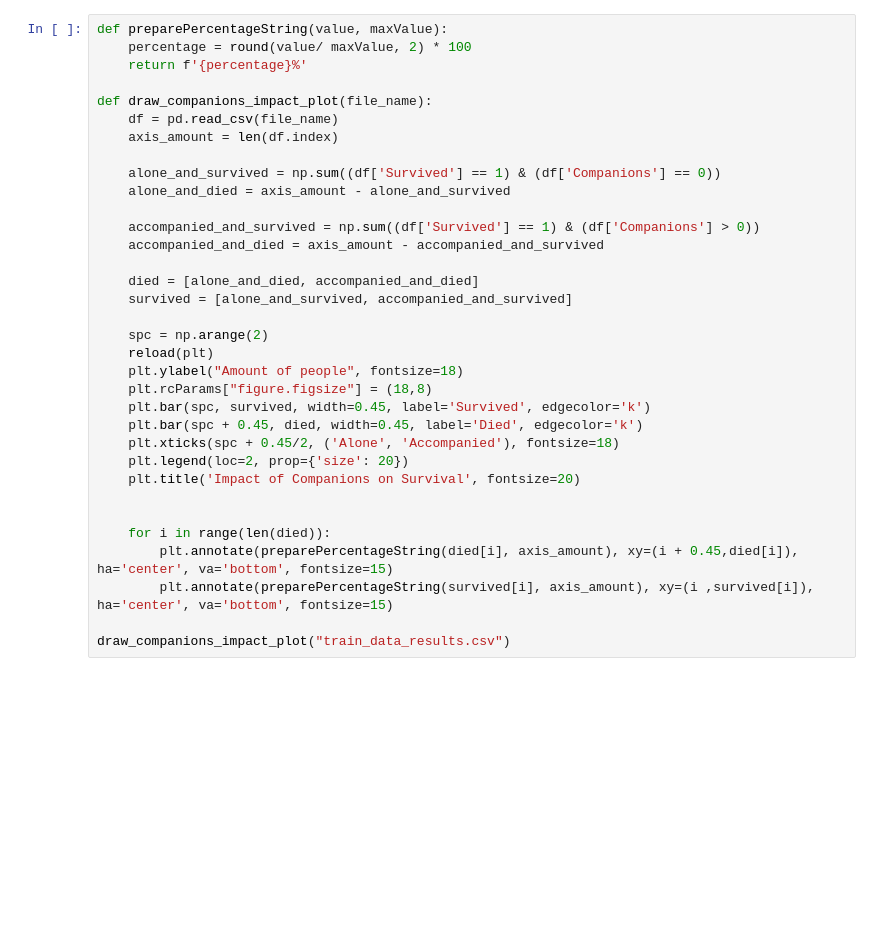
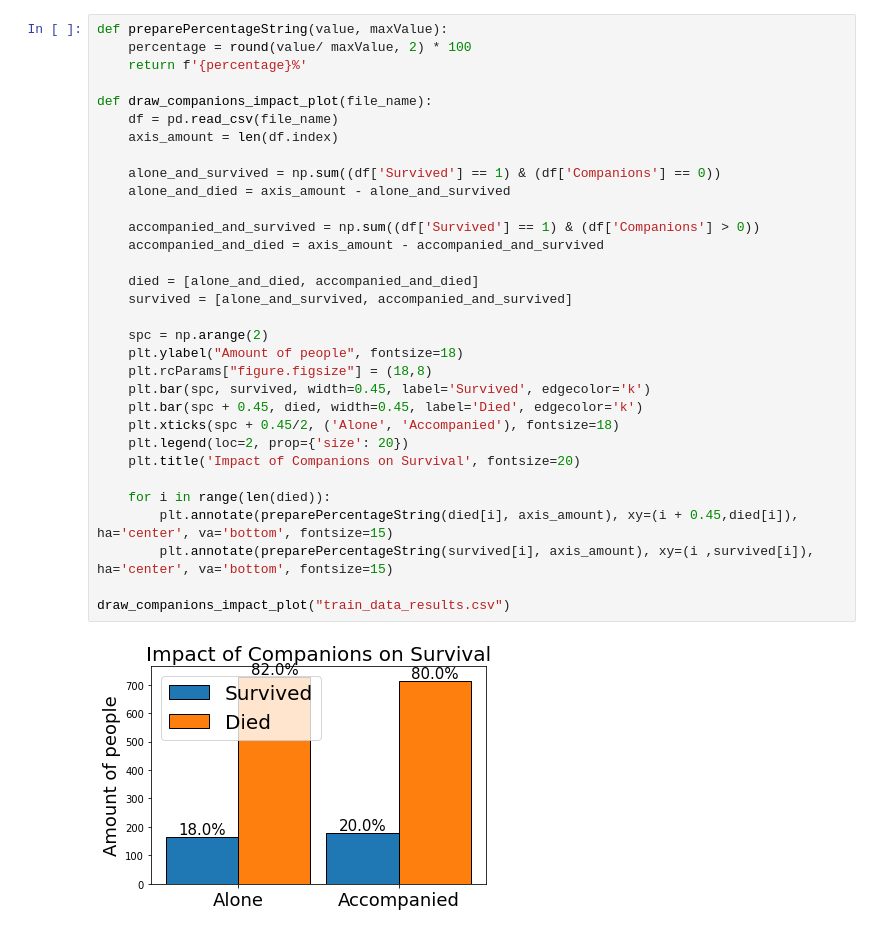
Before and after one commit to michal3pol/titanic, a Jupyter notebook: Plots.ipynb, the cells around one changed output. Saved outputs shown, nothing was run; the diff lists cells and outputs as text; blank space fills up the shorter version.

```diff
--- a/Plots.ipynb
+++ b/Plots.ipynb
@@ -14,34 +13,34 @@ def preparePercentageString(value, maxValue):
     percentage = round(value/ maxValue, 2) * 100
     return f'{percentage}%'
 
 def draw_companions_impact_plot(file_name):
     df = pd.read_csv(file_name)
     axis_amount = len(df.index)
 
     alone_and_survived = np.sum((df['Survived'] == 1) & (df['Companions'] == 0))
     alone_and_died = axis_amount - alone_and_survived
 
     accompanied_and_survived = np.sum((df['Survived'] == 1) & (df['Companions'] > 0))
     accompanied_and_died = axis_amount - accompanied_and_survived
 
     died = [alone_and_died, accompanied_and_died]
     survived = [alone_and_survived, accompanied_and_survived]
 
     spc = np.arange(2)
-    reload(plt)
     plt.ylabel("Amount of people", fontsize=18)
     plt.rcParams["figure.figsize"] = (18,8)
     plt.bar(spc, survived, width=0.45, label='Survived', edgecolor='k')
     plt.bar(spc + 0.45, died, width=0.45, label='Died', edgecolor='k')
     plt.xticks(spc + 0.45/2, ('Alone', 'Accompanied'), fontsize=18)
     plt.legend(loc=2, prop={'size': 20})
     plt.title('Impact of Companions on Survival', fontsize=20)
 
-
     for i in range(len(died)):
         plt.annotate(preparePercentageString(died[i], axis_amount), xy=(i + 0.45,died[i]), ha='center', va='bottom', fontsize=15)
         plt.annotate(preparePercentageString(survived[i], axis_amount), xy=(i ,survived[i]), ha='center', va='bottom', fontsize=15)
 
 draw_companions_impact_plot("train_data_results.csv")
+# %% [output]
+[figure, added]
 # %%
 draw_companions_impact_plot("test-data-results.csv")
```
Also changed, not shown: parts of 3 cells of this notebook.
